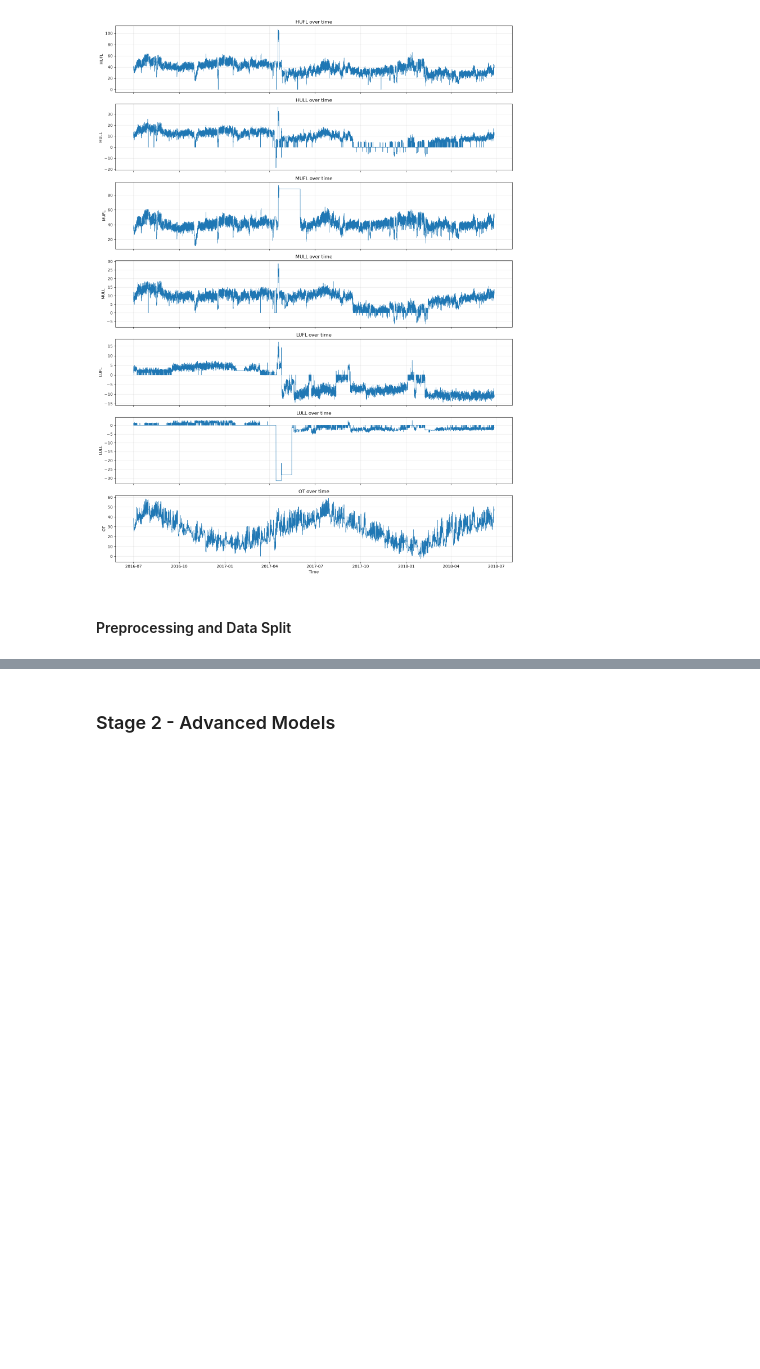
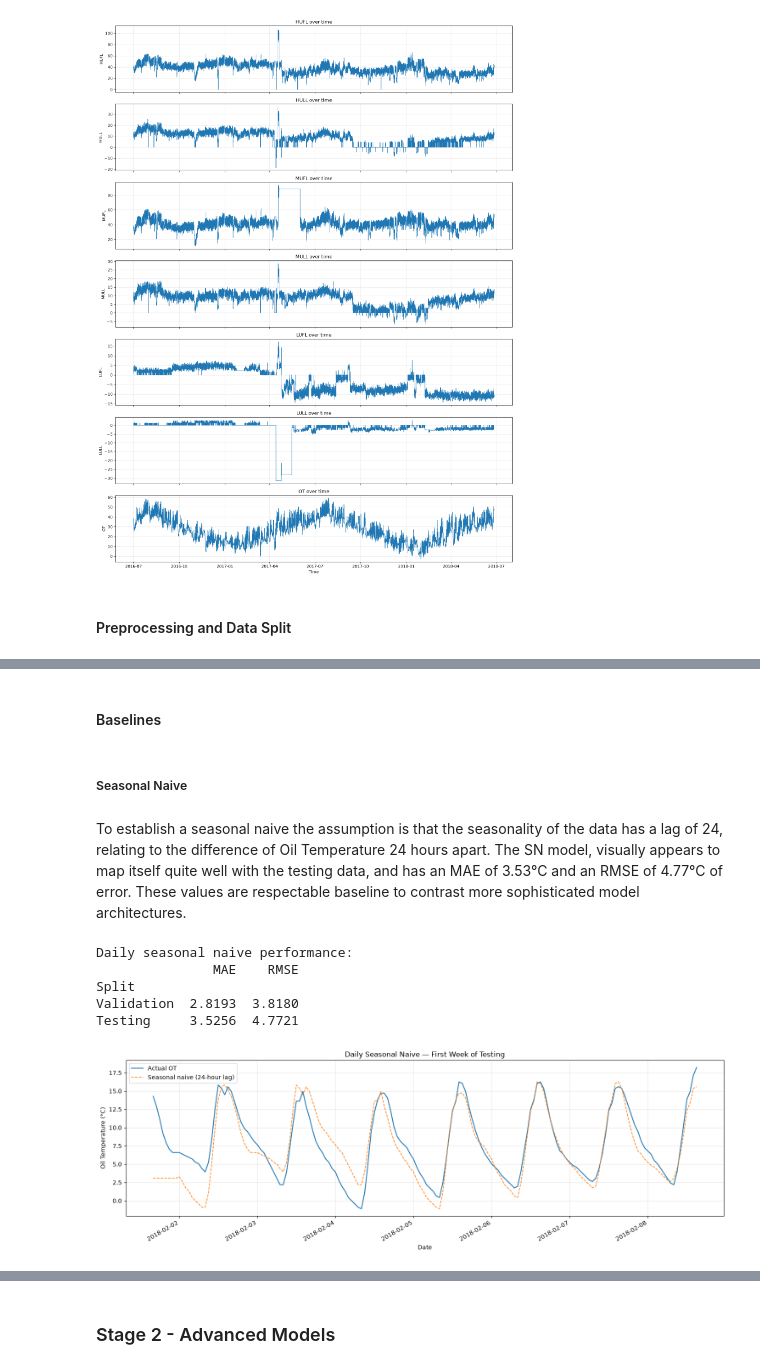
Before and after one commit to janwod/TransformerTempTracker, a Jupyter notebook: AISE4010_Project_Group07.ipynb, the cells around one changed output, grey strips where cells are left out. Saved outputs shown, nothing was run; the diff lists cells and outputs as text; code cells hidden in the pictures; blank space fills up the shorter version.

```diff
--- a/AISE4010_Project_Group07.ipynb
+++ b/AISE4010_Project_Group07.ipynb
@@ -101,0 +226,76 @@ Dropped columns: None
+# %% [markdown]
+#### Baselines
+# %% [markdown]
+##### Seasonal Naive
+# %% [markdown]
+To establish a seasonal naive the assumption is that the seasonality of the data has a lag of 24, relating to the difference of Oil Temperature 24 hours apart. The SN model, visually appears to map itself quite well with the testing data, and has an MAE of 3.53°C and an RMSE of 4.77°C of error. These values are respectable baseline to contrast more sophisticated model architectures.
+# %%
+import numpy as np
+import pandas as pd
+import matplotlib.pyplot as plt
+
+seasonal_period = 24  # Hourly data: 24 = daily, 168 = weekly
+
+# Include past observations across split boundaries.
+ot = pd.concat([
+    train_raw["OT"],
+    val_raw["OT"],
+    test_raw["OT"],
+])
+
+seasonal_predictions = ot.shift(seasonal_period)
+
+# Evaluate validation and test predictions.
+results = []
+
+for name, split in [
+    ("Validation", val_raw),
+    ("Testing", test_raw),
+]:
+    actual = split["OT"]
+    predicted = seasonal_predictions.reindex(actual.index)
+
+    if predicted.isna().any():
+        raise ValueError("Insufficient history for the seasonal period.")
+
+    errors = actual - predicted
+
+    results.append({
+        "Split": name,
+        "MAE": errors.abs().mean(),
+        "RMSE": np.sqrt((errors ** 2).mean()),
+    })
+
+print("Daily seasonal naive performance:")
+print(pd.DataFrame(results).set_index("Split").round(4))
+
+# Display the first seven days of testing.
+actual = test_raw["OT"].iloc[:168]
+predicted = seasonal_predictions.reindex(actual.index)
+
+fig, ax = plt.subplots(figsize=(15, 5))
+
+ax.plot(actual.index, actual, label="Actual OT", linewidth=1.5)
+ax.plot(
+    predicted.index, predicted,
+    label="Seasonal naive (24-hour lag)",
+    linestyle="--", linewidth=1.2,
+)
+
+ax.set(
+    title="Daily Seasonal Naive — First Week of Testing",
+    xlabel="Date",
+    ylabel="Oil Temperature (°C)",
+)
+ax.legend()
+ax.grid(True, alpha=0.3)
+fig.autofmt_xdate()
+plt.tight_layout()
+plt.show()
+# %% [output]
+Daily seasonal naive performance:
+               MAE    RMSE
+Split
+Validation  2.8193  3.8180
+Testing     3.5256  4.7721
+[figure, added]
```
Also changed, not shown: parts of 19 cells of this notebook.
